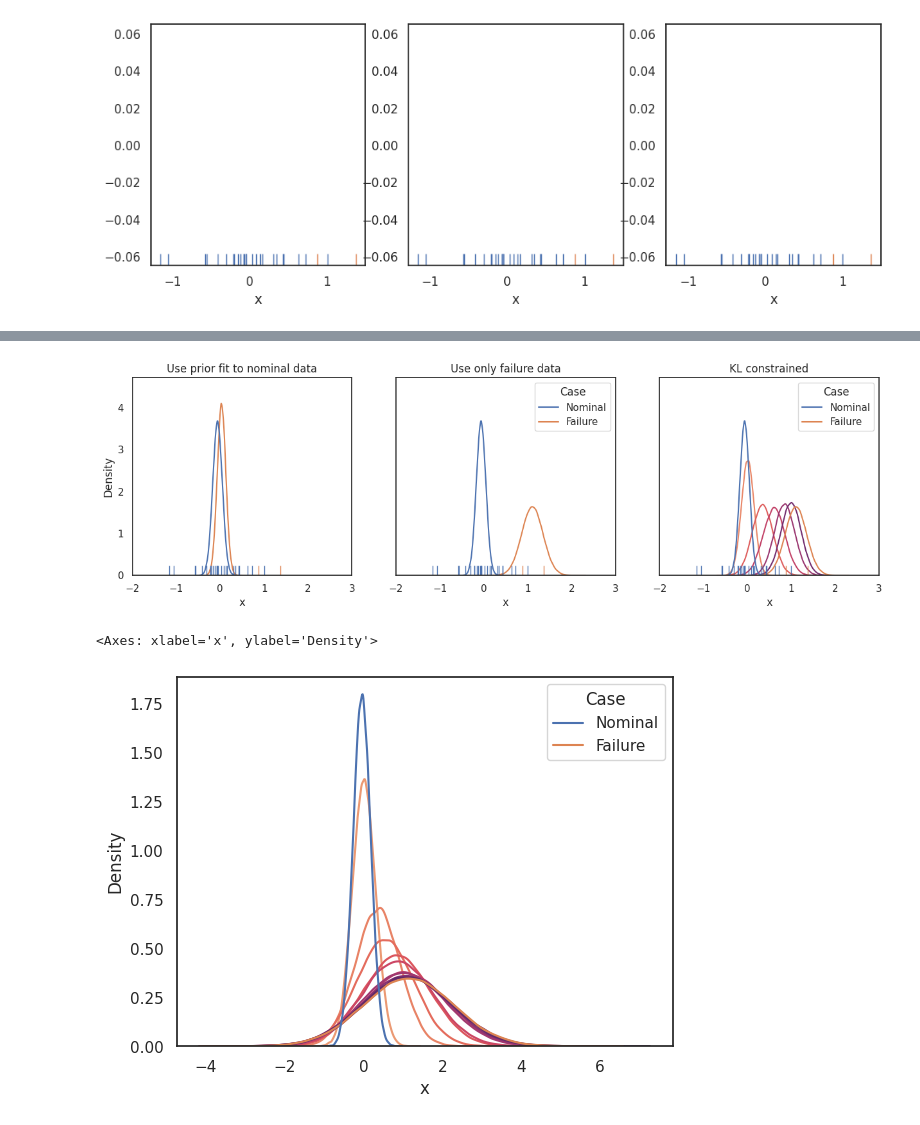
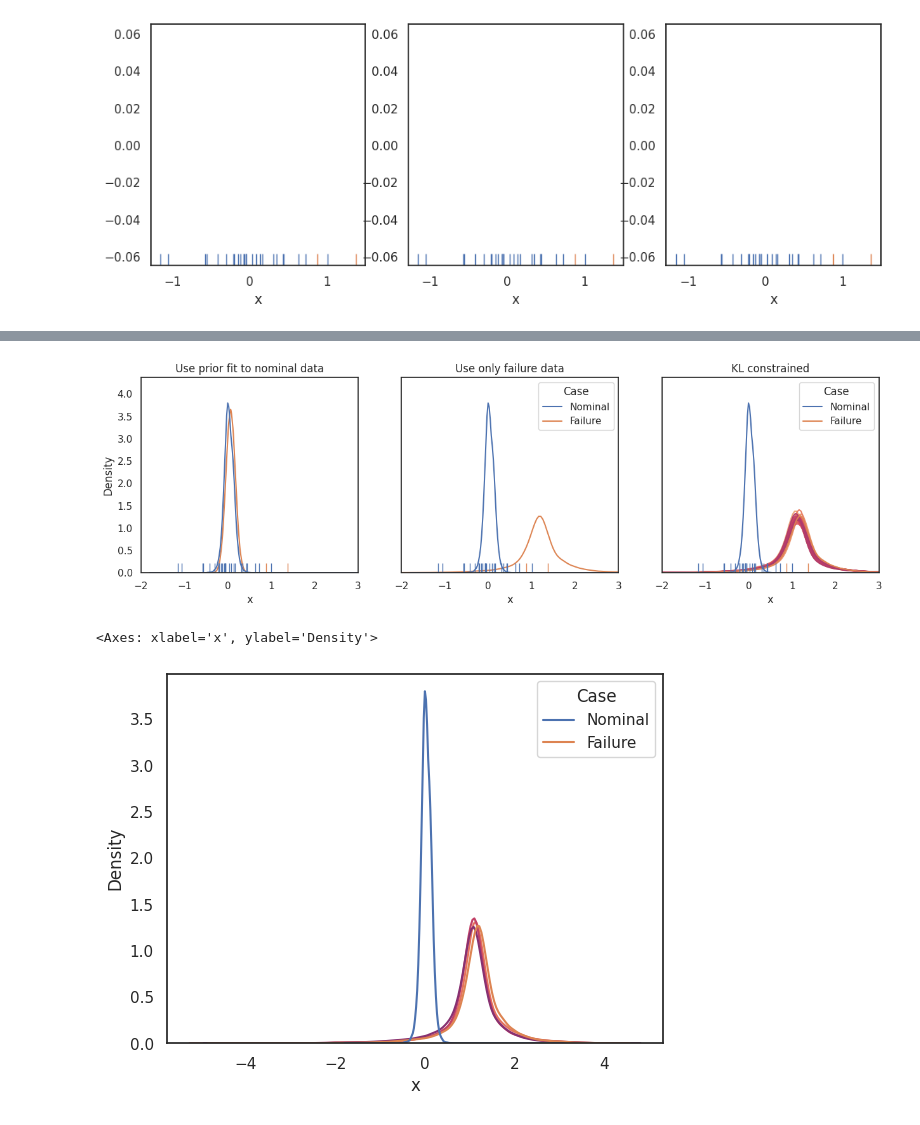
Before and after one commit to dawsonc/BayesAir, a Jupyter notebook: scripts/notebooks/toy_example.ipynb, the cells around one changed output, grey strips where cells are left out. Drawn from its saved outputs; the diff is of its cells as text; code cells hidden in the pictures.

Commit message:
Experimenting with JS divergence to regularize flow

```diff
--- a/scripts/notebooks/toy_example.ipynb
+++ b/scripts/notebooks/toy_example.ipynb
@@ -59,10 +59,10 @@ with param_store.scope() as nominal_auto_guide_state:
     elbo_ = pyro.infer.Trace_ELBO(num_particles=5)
     elbo = elbo_(original_model, nominal_auto_guide)
     elbo(N_nominal, nominal_samples)
-    optim = torch.optim.Adam(elbo.parameters(), lr=0.02)
+    optim = torch.optim.Adam(elbo.parameters(), lr=0.001)
 
     losses = []
-    for step in range(500):
+    for step in range(1000):
         optim.zero_grad()
         loss = elbo(N_nominal, nominal_samples)
         loss.backward()
@@ -79,10 +79,10 @@ with param_store.scope() as failure_auto_guide_state:
     elbo_ = pyro.infer.Trace_ELBO(num_particles=5)
     elbo = elbo_(original_model, failure_auto_guide)
     elbo(N_nominal, nominal_samples)
-    optim = torch.optim.Adam(elbo.parameters(), lr=0.02)
+    optim = torch.optim.Adam(elbo.parameters(), lr=0.001)
 
     losses = []
-    for step in range(500):
+    for step in range(1000):
         optim.zero_grad()
         loss = elbo(N_failure, failure_samples)
         loss.backward()
@@ -115,10 +231,10 @@ with param_store.scope() as all_auto_guide_state:
     elbo_ = pyro.infer.Trace_ELBO(num_particles=5)
     elbo = elbo_(original_model, all_auto_guide)
     elbo(N_nominal, nominal_samples)
-    optim = torch.optim.Adam(elbo.parameters(), lr=0.02)
+    optim = torch.optim.Adam(elbo.parameters(), lr=0.001)
 
     losses = []
-    for step in range(500):
+    for step in range(1000):
         optim.zero_grad()
         loss = elbo(
             N_nominal + N_failure, torch.concat([nominal_samples, failure_samples])
@@ -174,10 +290,10 @@ with param_store.scope() as nominal_prior_auto_guide_state:
     elbo_ = pyro.infer.Trace_ELBO(num_particles=5)
     elbo = elbo_(updated_model, nominal_prior_guide)
     elbo(N_nominal, nominal_samples)
-    optim = torch.optim.Adam(elbo.parameters(), lr=0.02)
+    optim = torch.optim.Adam(elbo.parameters(), lr=0.001)
 
     losses = []
-    for step in range(500):
+    for step in range(1000):
         optim.zero_grad()
         loss = elbo(N_failure, failure_samples)
         loss.backward()
@@ -448,7 +502,7 @@ sns.kdeplot(
     common_norm=False,
 )
 
-test_df = kl_constrained_posterior_df.copy()
+test_df = kl_constrained_flow_posterior_during_training_df.copy()
 test_df["$\epsilon$"] = test_df["$\epsilon$"].astype(str)
 sns.kdeplot(
     ax=axs["kl_constrained"],
@@ -472,21 +526,21 @@ for ax in axs.values():
     sns.rugplot(x="x", hue="type", data=df, ax=ax, legend=False, height=0.05)
     ax.set_xlim([-2, 3])
 # %% [output]
-[figure, old version]
+[figure, new version]
 # %%
-test_df = kl_constrained_posterior_df.copy()
+test_df = kl_constrained_flow_posterior_during_training_df.copy()
 test_df["$\epsilon$"] = test_df["$\epsilon$"].astype(str)
 ax = sns.kdeplot(
     data=test_df,
     x="x",
     hue="$\epsilon$",
     legend=False,
     palette="flare_r",
     common_norm=False,
     hue_order=[str(x) for x in reversed(epsilons)],
 )
 
 sns.kdeplot(data=failure_only_posterior_df, x="x", hue="Case", ax=ax, common_norm=False)
 # %% [output]
 <Axes: xlabel='x', ylabel='Density'>
-[figure, old version]
+[figure, new version]
```
Also changed, not shown: parts of 6 cells of this notebook, 2 other files.
